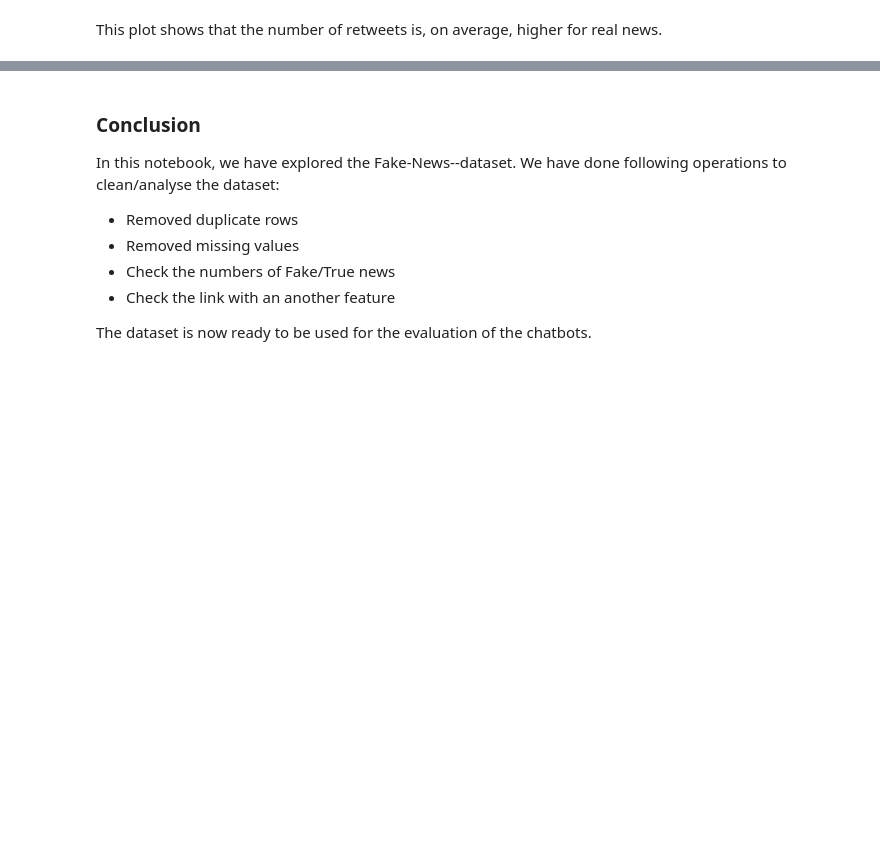
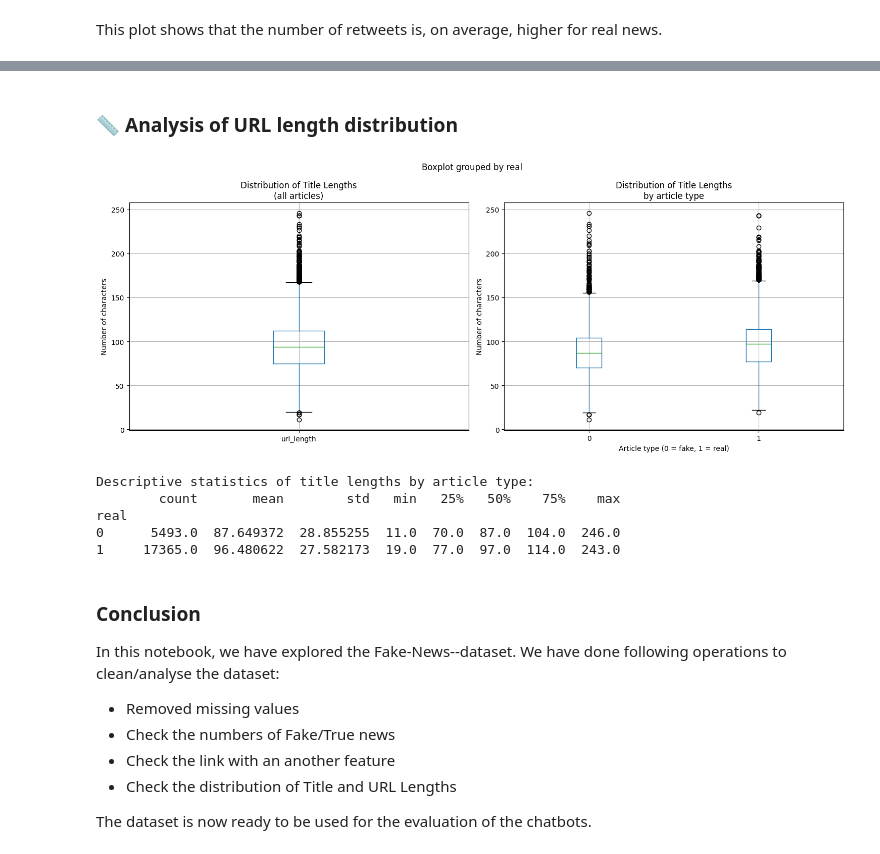
Before and after one commit to zFishStick/Cyclic-LLM-Checker, a Jupyter notebook: notebooks/analysis/dataset_3.ipynb, the cells around one changed output, grey strips where cells are left out. Drawn from its saved outputs; the diff is of its cells as text; code cells hidden in the pictures; blank space fills up the shorter version.

```diff
--- a/notebooks/analysis/dataset_3.ipynb
+++ b/notebooks/analysis/dataset_3.ipynb
@@ -149,0 +124,20 @@ This plot shows that the number of retweets is, on average, higher for real news
+# %%
+df['title_length'] = df['title'].str.len()
+df = df[df['title_length'] < 250]
+
+fig, (ax1, ax2) = plt.subplots(1, 2, figsize=(15, 6))
+
+df.boxplot(column='title_length', ax=ax1)
+ax1.set_title('Distribution of Title Lengths\n(all articles)')
+ax1.set_ylabel('Number of characters')
+
+df.boxplot(column='title_length', by='real', ax=ax2)
+ax2.set_title('Distribution of Title Lengths\nby article type')
+ax2.set_xlabel("Article type (0 = fake, 1 = real)")
+ax2.set_ylabel('Number of characters')
+
+plt.tight_layout()
+plt.show()
+
+print("\nDescriptive statistics of title lengths by article type:")
+print(df.groupby('real')['title_length'].describe())
@@ -150,9 +151,38 @@ This plot shows that the number of retweets is, on average, higher for real news
+# %% [markdown]
+### 📏 Analysis of URL length distribution
+# %%
+df['url_length'] = df['news_url'].str.len()
+df = df[df['url_length'] < 250]
+
+fig, (ax1, ax2) = plt.subplots(1, 2, figsize=(15, 6))
+
+df.boxplot(column='url_length', ax=ax1)
+ax1.set_title('Distribution of Title Lengths\n(all articles)')
+ax1.set_ylabel('Number of characters')
+
+df.boxplot(column='url_length', by='real', ax=ax2)
+ax2.set_title('Distribution of Title Lengths\nby article type')
+ax2.set_xlabel("Article type (0 = fake, 1 = real)")
+ax2.set_ylabel('Number of characters')
+
+plt.tight_layout()
+plt.show()
+
+print("\nDescriptive statistics of title lengths by article type:")
+print(df.groupby('real')['url_length'].describe())
+# %% [output]
+[figure, added]
+Descriptive statistics of title lengths by article type:
+        count       mean        std   min   25%   50%    75%    max
+real
+0      5493.0  87.649372  28.855255  11.0  70.0  87.0  104.0  246.0
+1     17365.0  96.480622  27.582173  19.0  77.0  97.0  114.0  243.0
 # %% [markdown]
 ### Conclusion
 In this notebook, we have explored the Fake-News--dataset. We have done following operations to clean/analyse the dataset:
-- Removed duplicate rows
 - Removed missing values
 - Check the numbers of Fake/True news
 - Check the link with an another feature
+- Check the distribution of Title and URL Lengths
 
 The dataset is now ready to be used for the evaluation of the chatbots.
```
Also changed, not shown: parts of 15 cells of this notebook, 1 other file.
